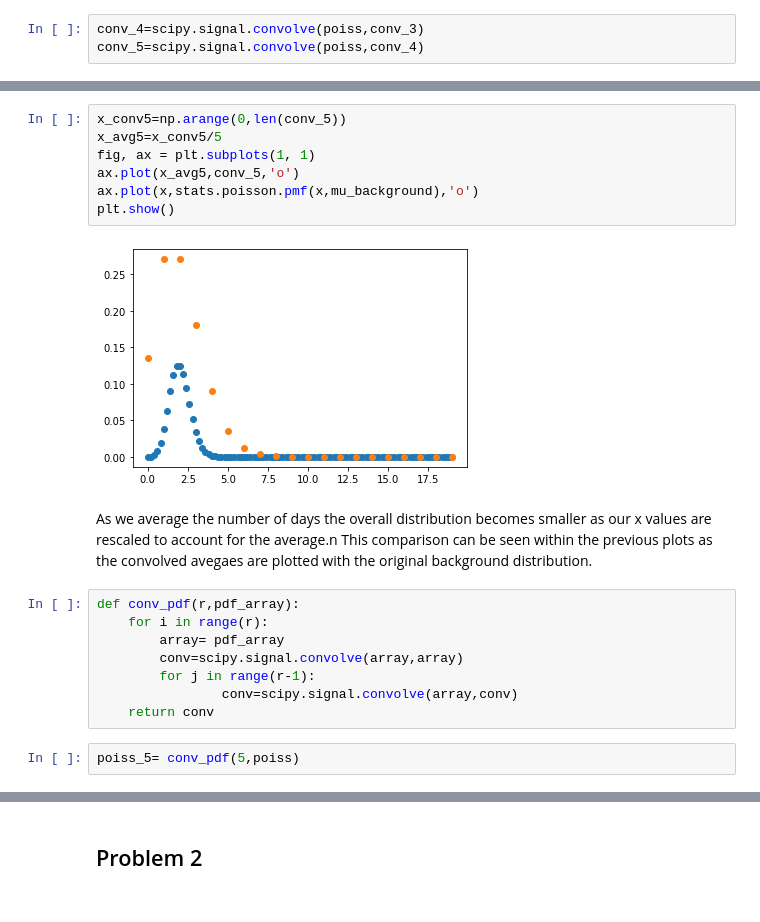
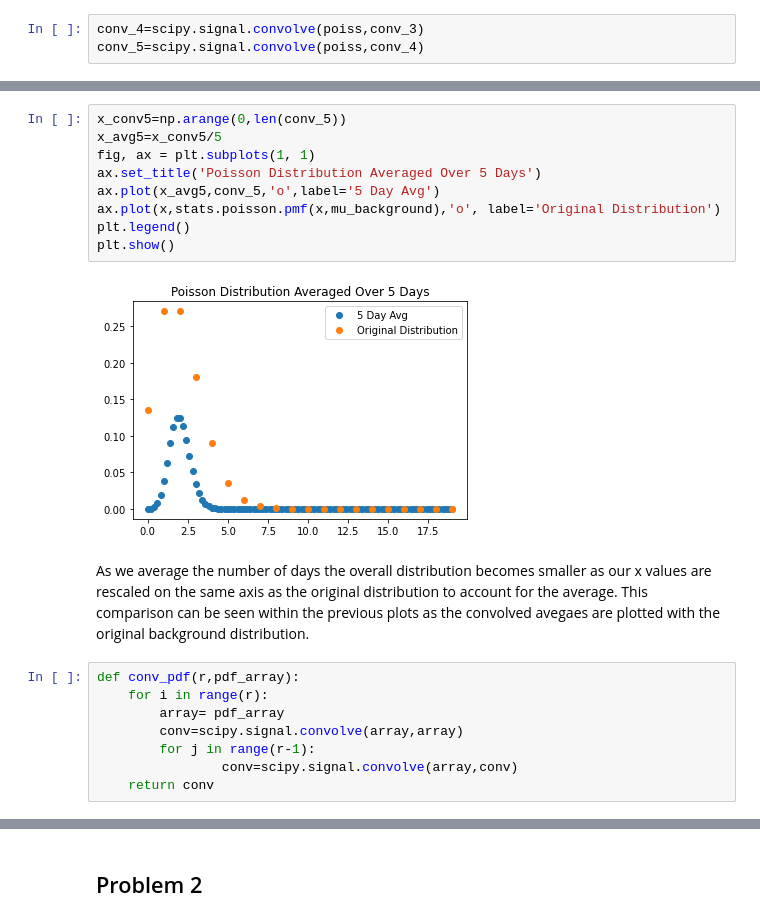
Before and after one commit to jaides26/Phys-434, a Jupyter notebook: Lab#2.ipynb, the cells around one changed output, grey strips where cells are left out. Drawn from its saved outputs; the diff is of its cells as text.

```diff
--- a/Lab#2.ipynb
+++ b/Lab#2.ipynb
@@ -82,14 +91,16 @@ plt.show()
 # %%
 x_conv5=np.arange(0,len(conv_5))
 x_avg5=x_conv5/5
 fig, ax = plt.subplots(1, 1)
-ax.plot(x_avg5,conv_5,'o')
-ax.plot(x,stats.poisson.pmf(x,mu_background),'o')
+ax.set_title('Poisson Distribution Averaged Over 5 Days')
+ax.plot(x_avg5,conv_5,'o',label='5 Day Avg')
+ax.plot(x,stats.poisson.pmf(x,mu_background),'o', label='Original Distribution')
+plt.legend()
 plt.show()
 # %% [output]
-[figure, old version]
+[figure, new version]
 # %% [markdown]
-As we average the number of days the overall distribution becomes smaller as our x values are rescaled to account for the average.n This comparison can be seen within the previous plots as the convolved avegaes are plotted with the original background distribution.
+As we average the number of days the overall distribution becomes smaller as our x values are rescaled on the same axis as the original distribution to account for the average. This comparison can be seen within the previous plots as the convolved avegaes are plotted with the original background distribution.
 # %%
 def conv_pdf(r,pdf_array):
     for i in range(r):
@@ -98,5 +109,3 @@ def conv_pdf(r,pdf_array):
         for j in range(r-1):
                 conv=scipy.signal.convolve(array,conv)
     return conv
-# %%
-poiss_5= conv_pdf(5,poiss)
```
Also changed, not shown: parts of 46 cells of this notebook.
